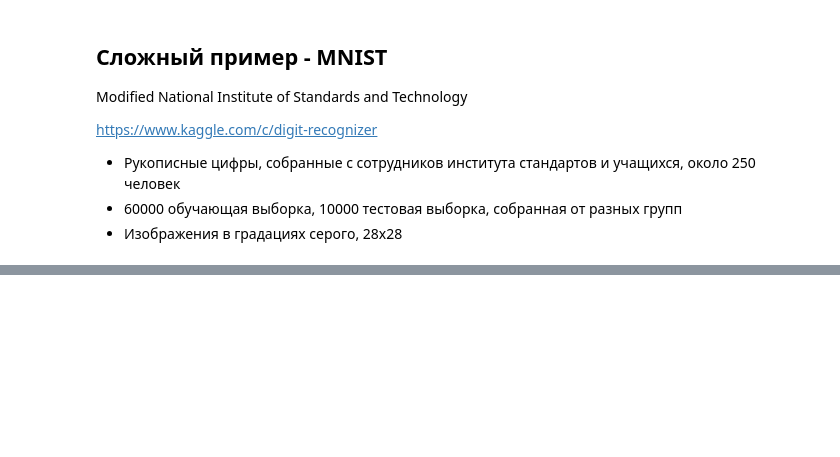
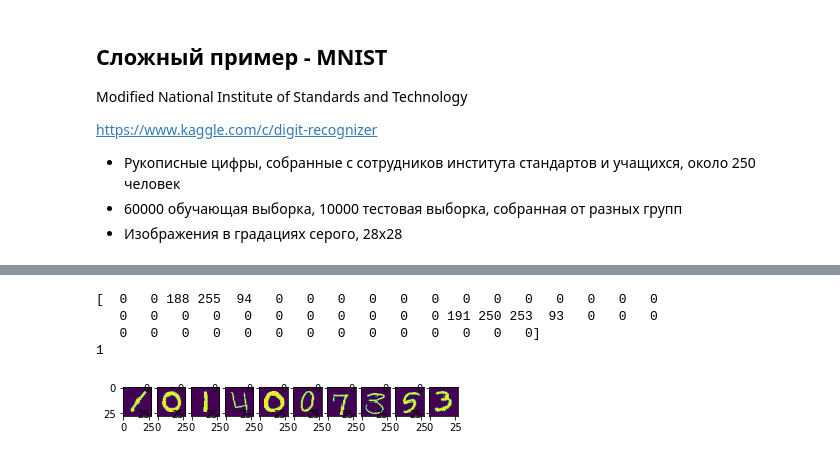
Before and after one commit to shwars/NeuroWorkshop, a Jupyter notebook: Notebooks/Perceptrons.ipynb, the cells around one changed output, grey strips where cells are left out. Cells and saved outputs as stored; diff of their text form; code cells hidden in the pictures; blank space fills up the shorter version.

```diff
--- a/Notebooks/Perceptrons.ipynb
+++ b/Notebooks/Perceptrons.ipynb
@@ -283,3 +302,13 @@ https://www.kaggle.com/c/digit-recognizer
   * Рукописные цифры, собранные с сотрудников института стандартов и учащихся, около 250 человек
   * 60000 обучающая выборка, 10000 тестовая выборка, собранная от разных групп
   * Изображения в градациях серого, 28x28
+# %%
+import pickle
+import os
+!rm *.pkl
+!wget https://raw.githubusercontent.com/shwars/NeuroWorkshop/master/Data/MNIST/mnist.pkl.gz
+!gzip -d mnist.pkl.gz
+
+with open('mnist.pkl', 'rb') as mnist_pickle:
+
+    MNIST = pickle.load(mnist_pickle)
@@ -285,0 +326,16 @@ https://www.kaggle.com/c/digit-recognizer
+# %%
+print(MNIST['Train']['Features'][0][130:180])
+print(MNIST['Train']['Labels'][0])
+features = MNIST['Train']['Features'].astype(np.float32) / 256.0
+labels = MNIST['Train']['Labels']
+fig = pylab.figure()
+for i in range(10):
+    ax = fig.add_subplot(1,10,i+1)
+    pylab.imshow(features[i].reshape(28,28))
+pylab.show()
+# %% [output]
+[  0   0 188 255  94   0   0   0   0   0   0   0   0   0   0   0   0   0
+   0   0   0   0   0   0   0   0   0   0   0 191 250 253  93   0   0   0
+   0   0   0   0   0   0   0   0   0   0   0   0   0   0]
+1
+[figure, added]
```
Also changed, not shown: parts of 20 cells of this notebook, 8 other files.
